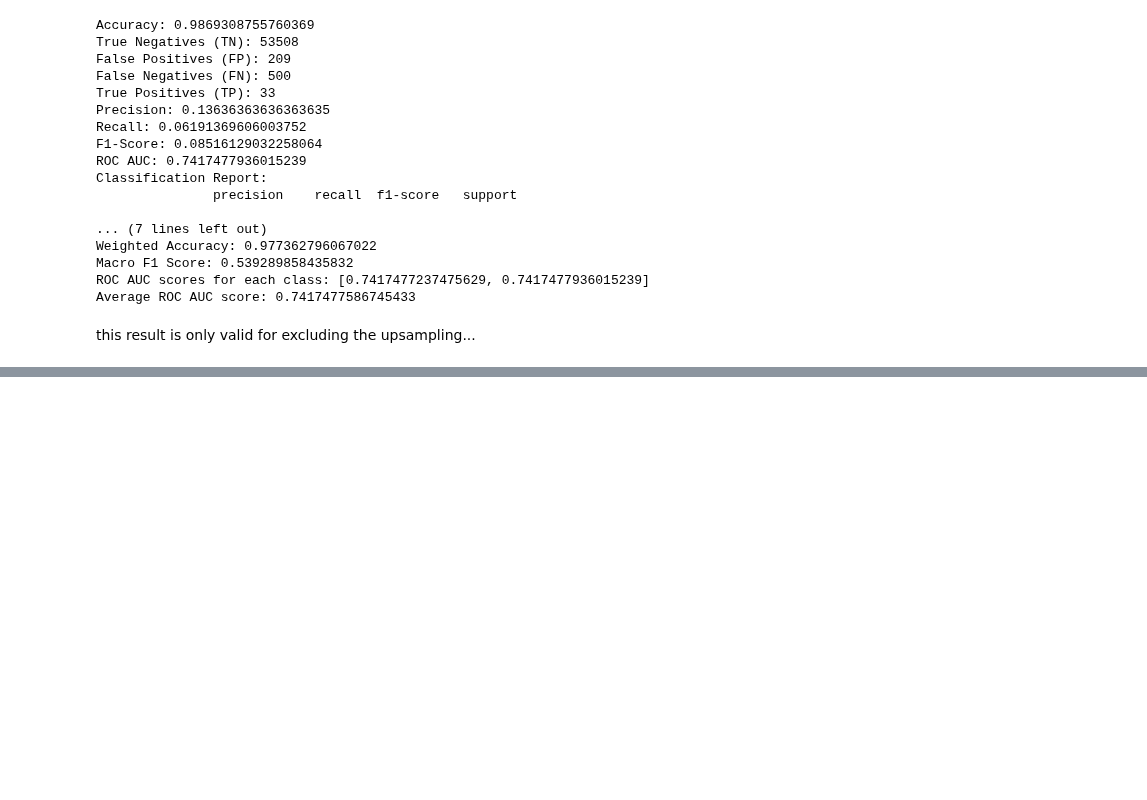
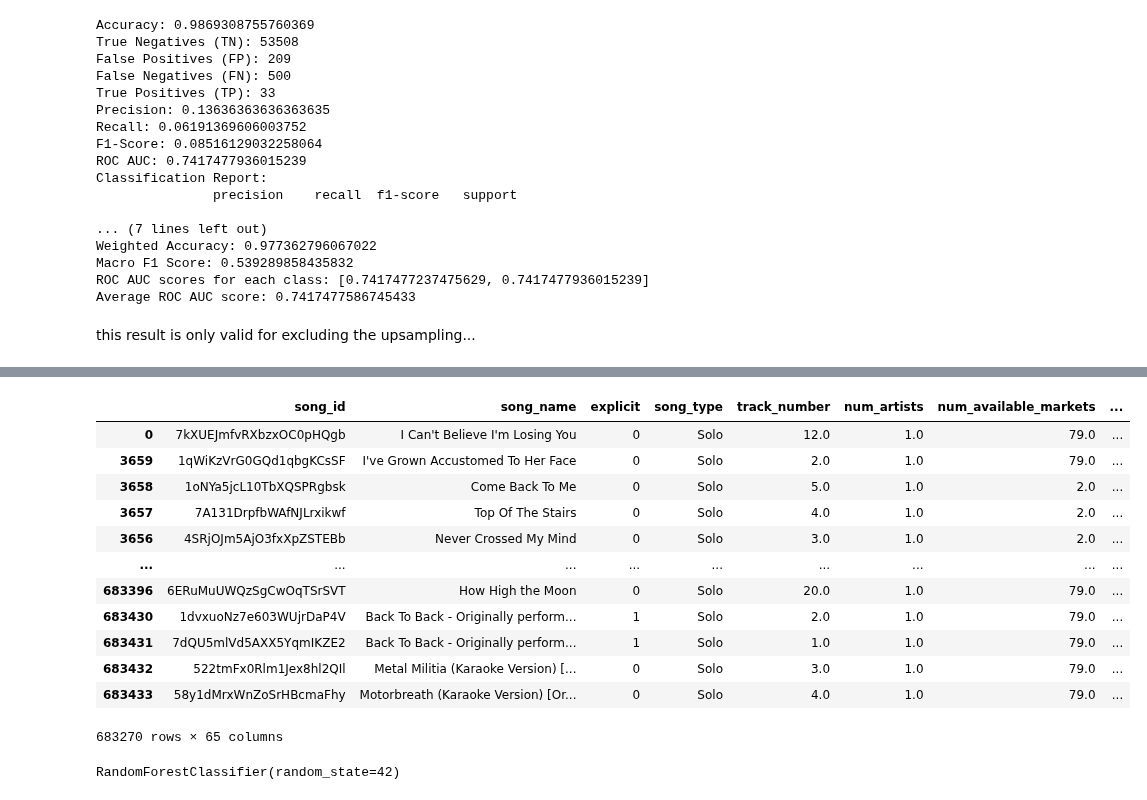
Before and after one commit to l4vd/Ba_first_tries, a Jupyter notebook: models/Original_MLP/try.ipynb, the cells around one changed output, grey strips where cells are left out. Drawn from its saved outputs; the diff is of its cells as text; code cells hidden in the pictures; blank space fills up the shorter version.

```diff
--- a/models/Original_MLP/try.ipynb
+++ b/models/Original_MLP/try.ipynb
@@ -639,0 +725,3 @@ this result is only valid for excluding the upsampling...
+# %%
+X_train.drop(columns=["song_popularity"], inplace=True)
+X_test.drop(columns=["song_popularity"], inplace=True)
@@ -639,0 +748,16 @@ this result is only valid for excluding the upsampling...
+# %%
+X_train
+# %% [output]
+|  | song_id | song_name | explicit | song_type | track_number | num_artists | num_available_markets | ... |
+| 0 | 7kXUEJmfvRXbzxOC0pHQgb | I Can't Believe I'm Losing You | 0 | Solo | 12.0 | 1.0 | 79.0 | ... |
+| 3659 | 1qWiKzVrG0GQd1qbgKCsSF | I've Grown Accustomed To Her Face | 0 | Solo | 2.0 | 1.0 | 79.0 | ... |
+| 3658 | 1oNYa5jcL10TbXQSPRgbsk | Come Back To Me | 0 | Solo | 5.0 | 1.0 | 2.0 | ... |
+| 3657 | 7A131DrpfbWAfNJLrxikwf | Top Of The Stairs | 0 | Solo | 4.0 | 1.0 | 2.0 | ... |
+| 3656 | 4SRjOJm5AjO3fxXpZSTEBb | Never Crossed My Mind | 0 | Solo | 3.0 | 1.0 | 2.0 | ... |
+| ... | ... | ... | ... | ... | ... | ... | ... | ... |
+| 683396 | 6ERuMuUWQzSgCwOqTSrSVT | How High the Moon | 0 | Solo | 20.0 | 1.0 | 79.0 | ... |
+| 683430 | 1dvxuoNz7e603WUjrDaP4V | Back To Back - Originally perform... | 1 | Solo | 2.0 | 1.0 | 79.0 | ... |
+| 683431 | 7dQU5mlVd5AXX5YqmIKZE2 | Back To Back - Originally perform... | 1 | Solo | 1.0 | 1.0 | 79.0 | ... |
+| 683432 | 522tmFx0Rlm1Jex8hl2QIl | Metal Militia (Karaoke Version) [... | 0 | Solo | 3.0 | 1.0 | 79.0 | ... |
+| 683433 | 58y1dMrxWnZoSrHBcmaFhy | Motorbreath (Karaoke Version) [Or... | 0 | Solo | 4.0 | 1.0 | 79.0 | ... |
+683270 rows × 65 columns
@@ -639,0 +779,5 @@ this result is only valid for excluding the upsampling...
+# %%
+clf = RandomForestClassifier(n_estimators=100, random_state=42)
+clf.fit(X_train, y_train)
+# %% [output]
+RandomForestClassifier(random_state=42)
```
Also changed, not shown: parts of 8 cells of this notebook, 1 other file.
